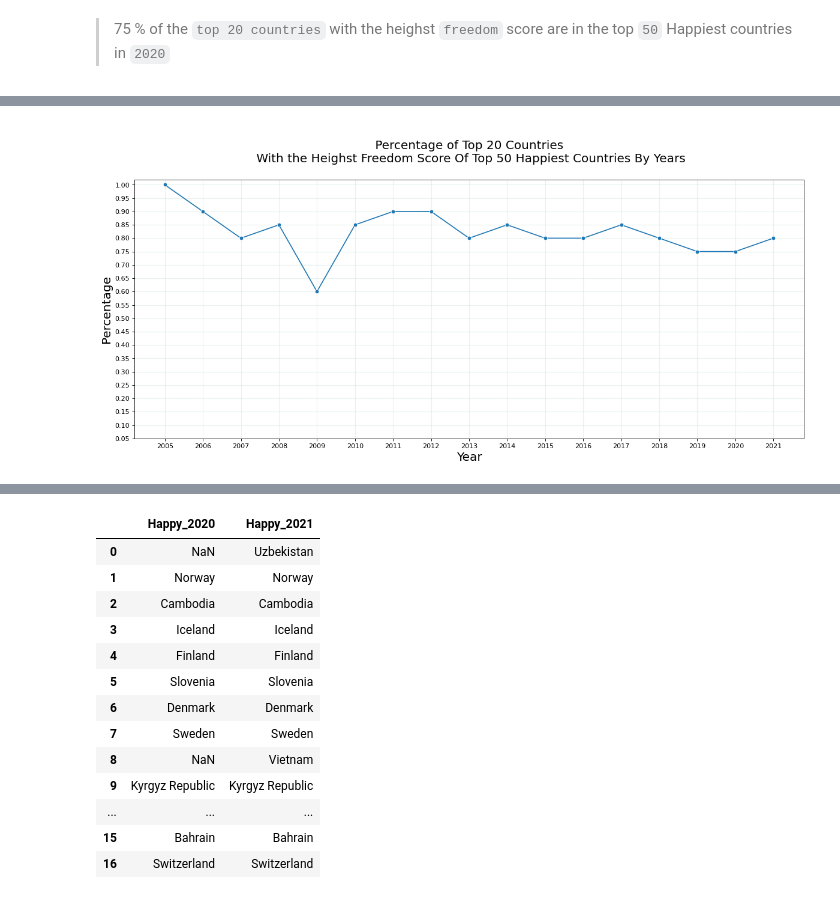
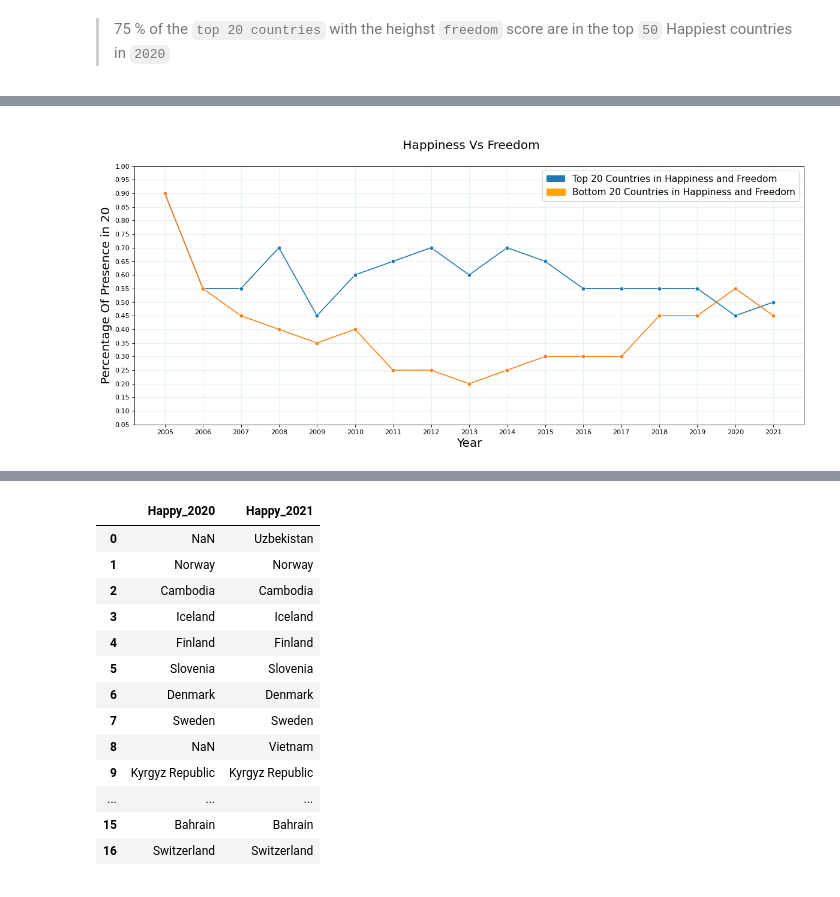
Before and after one commit to UsefGamal/Global-Well-Being-Analytics, a Jupyter notebook: EDA.ipynb, the cells around one changed output, grey strips where cells are left out. Saved outputs shown, nothing was run; the diff lists cells and outputs as text; code cells hidden in the pictures.

Commit message:
EDA forrr Featurres of merged WHR

```diff
--- a/EDA.ipynb
+++ b/EDA.ipynb
@@ -19,0 +137,3 @@ freedom_ranks_2021_Freedom[freedom_ranks_2021_Freedom.index < 50].count()[0]/len
+# %%
+df_merged = pd.read_csv('2_Prepaired_Data/WHR_merged_Prepaired_2023-07-20-14-00-24.csv')
+df_merged.head()
@@ -20,10 +149,10 @@ freedom_ranks_2021_Freedom[freedom_ranks_2021_Freedom.index < 50].count()[0]/len
 # %%
-def Freedom_Ranks_Calculated(year,Ladder,Freedom,Countryname):
-    freedom_ranks = df_WHR[df_WHR.year == year ].sort_values([Ladder],ascending= False).reset_index()
-    freedom_ranks = freedom_ranks[[Countryname, Ladder, Freedom]]
-    freedom_ranks_Freedom = freedom_ranks.sort_values([Freedom],ascending= False)[0:20]
-    freedom_ranks_Score = freedom_ranks_Freedom.sort_values([Ladder],ascending= False)[0:20]
-    return freedom_ranks_Freedom[freedom_ranks_Freedom.index < 50].count()[0]/len(freedom_ranks_Score)
+def Columns_Ranks_Calculated(year,Ladder,Column,Countryname,ascending = False):
+    Column_ranks = df_merged[df_merged.year == year ].sort_values([Ladder],ascending= ascending).reset_index()
+    Column_ranks = Column_ranks[[Countryname, Ladder, Column]]
+    Column_ranks_Column = Column_ranks.sort_values([Column],ascending= ascending)[0:20]
+    Column_ranks_Score = Column_ranks_Column.sort_values([Ladder],ascending= ascending)[0:20]
+    return Column_ranks_Column[Column_ranks_Column.index < 20].count()[0]/len(Column_ranks_Score)
 # %% [markdown]
 >  80 % of the `top 20 countries` with the heighst `freedom` score are in the top `50` Happiest countries in `2021`
 # %% [markdown]
@@ -62,15 +195,25 @@ print(df_Year )
 # %%
-fig, ax = plt.subplots(figsize = (18,7), dpi = 80)
-ax.set_axisbelow(True)
-ax.grid(color='#b2d6c7', linewidth=1, alpha=.3)
+def plot_Top_bottom(df1,df2,colname):
+    fig, ax = plt.subplots(figsize = (18,7), dpi = 80)
+    ax.set_axisbelow(True)
+    ax.grid(color='#b2d6c7', linewidth=1, alpha=.3)
 
-sns.lineplot(data=df_Year, x='Year',y='Percentage' ,marker='o',alpha = 1)
-plt.yticks(list(map(lambda x: x/100.0, range(5, 105,5))))
-plt.xticks(df_Year['Year'])
+    sns.lineplot(data=df1, x='Year',y='Percentage' ,marker='o',alpha = 1)
+    sns.lineplot(data=df2, x='Year',y='Percentage' ,marker='o',alpha =1)
 
-plt.title('\n Percentage of Top 20 Countries \n With the Heighst Freedom Score Of Top 50 Happiest Countries By Years\n', size=18)
-plt.xlabel('Year', size=18)
-plt.ylabel('Percentage', size = 18)
-plt.show()
+    plt.yticks(list(map(lambda x: x/100.0, range(5, 105,5))))
+    plt.xticks(Freedom_Asce['Year'])
+
+    MA = mpatches.Patch(label='Top 20 Countries in Happiness and {}'.format(colname))
+    NI = mpatches.Patch(color = 'orange', label='Bottom 20 Countries in Happiness and {}'.format(colname))
+
+    plt.title('\n Happiness Vs {}\n'.format(colname), size=18)
+    plt.xlabel('Year', size=18)
+    plt.ylabel('Percentage Of Presence in 20', size = 18)
+    plt.legend(handles=[MA,NI], loc='best', fontsize=14)
+
+    plt.show()
-# %% [output]
-[figure, removed]
+# %%
+plot_Top_bottom(Freedom_Asce,Freedom_Desc,'Freedom')
+# %% [output]
+[figure, added]
```
Also changed, not shown: parts of 32 cells of this notebook, 2 other files.
